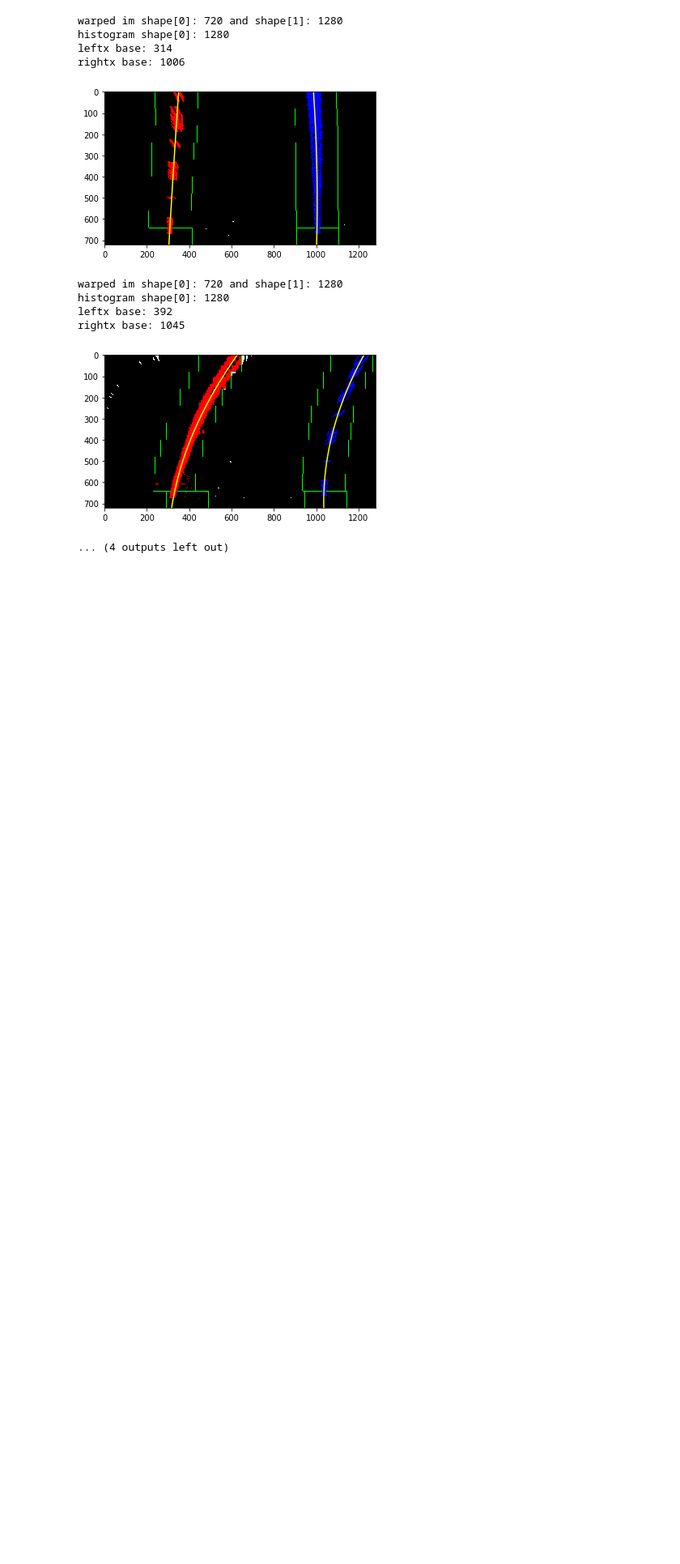
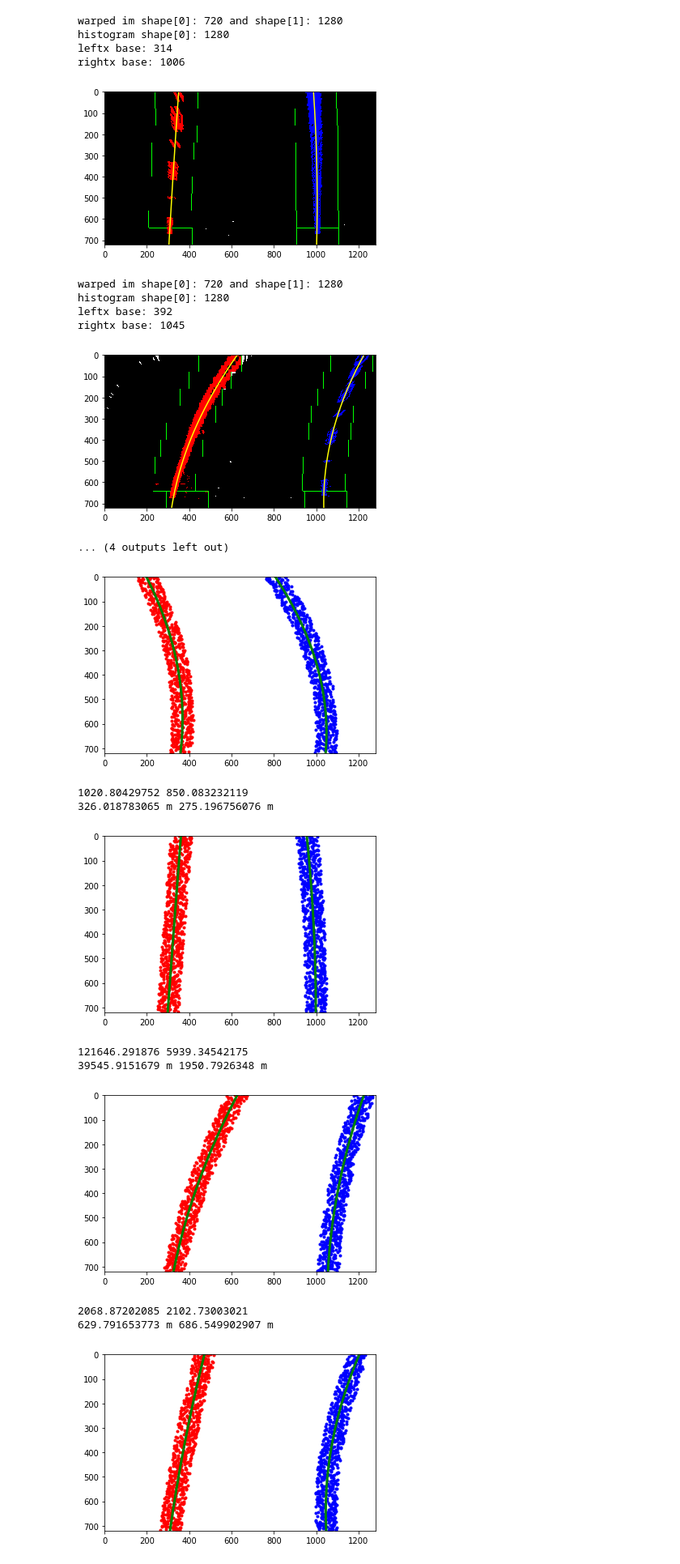
Before and after one commit to bryan0806/Udacity-CarND-Advanced-Lane-Lines, a Jupyter notebook: Project.ipynb, the cells around one changed output. Shown at 81% size. Cells and saved outputs as stored; diff of their text form; code cells hidden in the pictures; blank space fills up the shorter version.

```diff
--- a/Project.ipynb
+++ b/Project.ipynb
@@ -475,7 +446,8 @@ for v in binary_combo_list:
 # %%
 # define color fit lines function
 color_fit_lines_list=[]
-
+left_fit_list=[]
+right_fit_list=[]
 def color_fit_lines(img):
     # Try histogram sum
     # Take a histogram of the bottom half of the image
@@ -555,7 +527,8 @@ def color_fit_lines(img):
     # Fit a second order polynomial to each
     left_fit = np.polyfit(lefty, leftx, 2)
     right_fit = np.polyfit(righty, rightx, 2)
-
+    left_fit_list.append(left_fit)
+    right_fit_list.append(right_fit)
     # Generate x and y values for plotting
     ploty = np.linspace(0, warped_im.shape[0]-1, warped_im.shape[0] )
     left_fitx = left_fit[0]*ploty**2 + left_fit[1]*ploty + left_fit[2]
@@ -613,3 +586,58 @@ leftx base: 392
 rightx base: 1045
 [figure]
 ... (4 outputs left out)
+# %%
+
+for y,v,x,z in zip(left_fitx_list,right_fitx_list,left_fit_list,right_fit_list):
+    #ploty = np.linspace(0, 719, num=720)# to cover same y-range as image
+    # For each y position generate random x position within +/-50 pix
+    # of the line base position in each case
+    leftx = np.array([w + np.random.randint(-50, high=51)
+                                  for w in y])
+    rightx = np.array([w + np.random.randint(-50, high=51)
+                                    for w in v])
+
+
+    mark_size = 3
+    plt.plot(leftx, ploty, 'o', color='red', markersize=mark_size)
+    plt.plot(rightx, ploty, 'o', color='blue', markersize=mark_size)
+    plt.xlim(0, 1280)
+    plt.ylim(0, 720)
+    plt.plot(y, ploty, color='green', linewidth=3)
+    plt.plot(v, ploty, color='green', linewidth=3)
+    plt.gca().invert_yaxis() # to visualize as we do the images
+    plt.show()
+    # Define y-value where we want radius of curvature
+    # I'll choose the maximum y-value, corresponding to the bottom of the image
+    y_eval = np.max(ploty)
+    left_curverad = ((1 + (2*x[0]*y_eval + x[1])**2)**1.5) / np.absolute(2*x[0])
+    right_curverad = ((1 + (2*z[0]*y_eval + z[1])**2)**1.5) / np.absolute(2*z[0])
+    print(left_curverad, right_curverad)
+    # Example values: 1926.74 1908.48
+    # Define conversions in x and y from pixels space to meters
+    ym_per_pix = 30/720 # meters per pixel in y dimension
+    xm_per_pix = 3.7/700 # meters per pixel in x dimension
+
+    #print("ploty shape:",ploty.shape[0])
+    #print("leftx shape:",leftx.shape[0])
+
+    # Fit new polynomials to x,y in world space
+    left_fit_cr = np.polyfit(ploty*ym_per_pix, y*xm_per_pix, 2)
+    right_fit_cr = np.polyfit(ploty*ym_per_pix, v*xm_per_pix, 2)
+    # Calculate the new radii of curvature
+    left_curverad = ((1 + (2*left_fit_cr[0]*y_eval*ym_per_pix + left_fit_cr[1])**2)**1.5) / np.absolute(2*left_fit_cr[0])
+    right_curverad = ((1 + (2*right_fit_cr[0]*y_eval*ym_per_pix + right_fit_cr[1])**2)**1.5) / np.absolute(2*right_fit_cr[0])
+    # Now our radius of curvature is in meters
+    print(left_curverad, 'm', right_curverad, 'm')
+    # Example values: 632.1 m    626.2 m
+# %% [output]
+[figure, added]
+1020.80429752 850.083232119
+326.018783065 m 275.196756076 m
+[figure, added]
+121646.291876 5939.34542175
+39545.9151679 m 1950.7926348 m
+[figure, added]
+2068.87202085 2102.73003021
+629.791653773 m 686.549902907 m
+[figure, added]
```
Also changed, not shown: parts of 6 cells of this notebook.
